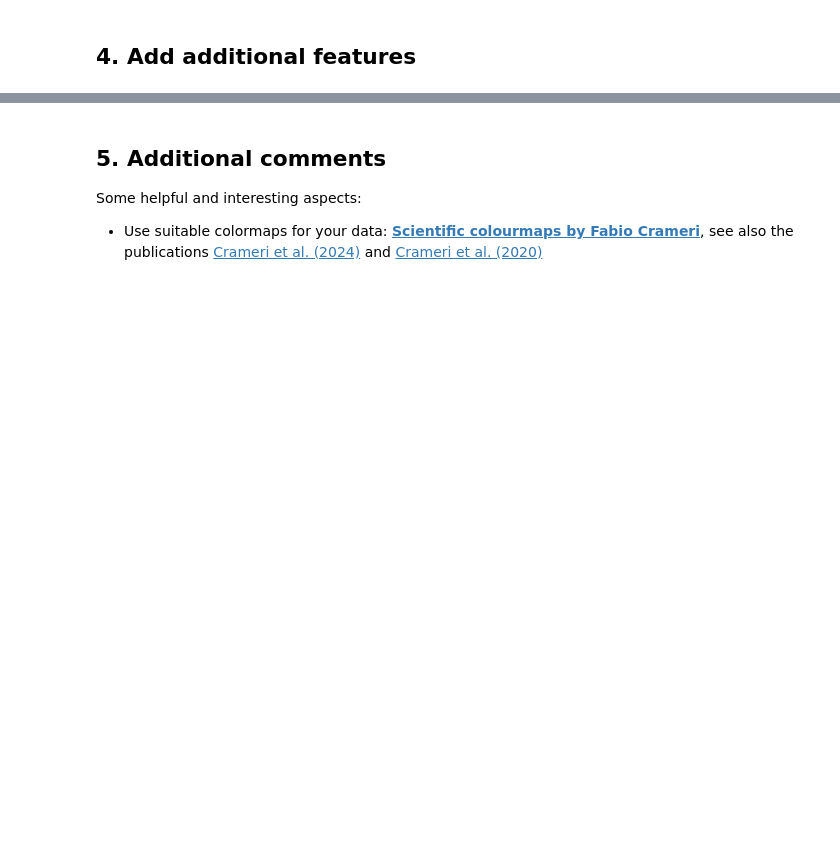
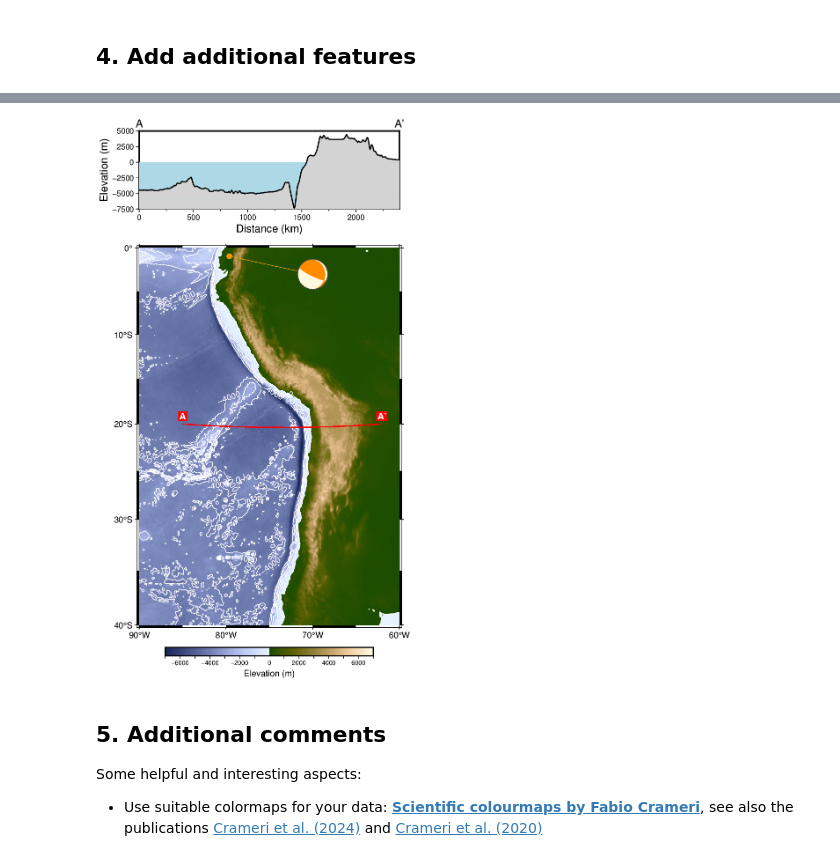
Before and after one commit to GenericMappingTools/agu24workshop, a Jupyter notebook: book/tut4_geophysics.ipynb, the cells around one changed output, grey strips where cells are left out. Saved outputs shown, nothing was run; the diff lists cells and outputs as text; code cells hidden in the pictures; blank space fills up the shorter version.

```diff
--- a/book/tut4_geophysics.ipynb
+++ b/book/tut4_geophysics.ipynb
@@ -289,3 +260,35 @@ fig.show(dpi=150)
+# %%
+fig.shift_origin(yshift="-16c")  # Manually adjusted
+fig.basemap(projection="M10c", region=region, frame="rltb")
+
+# Store focal mechanism parameters in a dictionary based on the Aki & Richards convention
+focal_mechanism = {"strike": 116, "dip": 80, "rake": 74, "magnitude": 5.8}
+
+# Pass the focal mechanism data through the spec parameter.
+# In addition provide scale, event location, and event depth
+fig.meca(
+    spec=focal_mechanism,
+    scale="1c",  # in centimeters
+    longitude=-79.611,
+    latitude=-0.904,
+    depth=19,  # in kilometers
+    # Fill compressive quadrants with color "darkorange" [Default is "black"]
+    compressionfill="darkorange",
+    # Fill extensive quadrants with color "cornsilk" [Default is "white"]
+    extensionfill="cornsilk",
+    # Draw a 0.5 points thick dark gray ("gray30") solid outline via the pen parameter
+    # [Default is "0.25p,black,solid"]
+    pen="0.5p,gray30,solid",
+    # Shift plotting location from event location
+    plot_longitude=-70,
+    plot_latitude=-3,
+    # Add connection line between plotting location and event location
+    offset="+p0.1p,orange+s0.2c",
+)
+
+fig.show(dpi=150)
+# %% [output]
+[figure, added]
 # %% [markdown]
 ## 5. Additional comments
 
```
Also changed, not shown: parts of 6 cells of this notebook.
